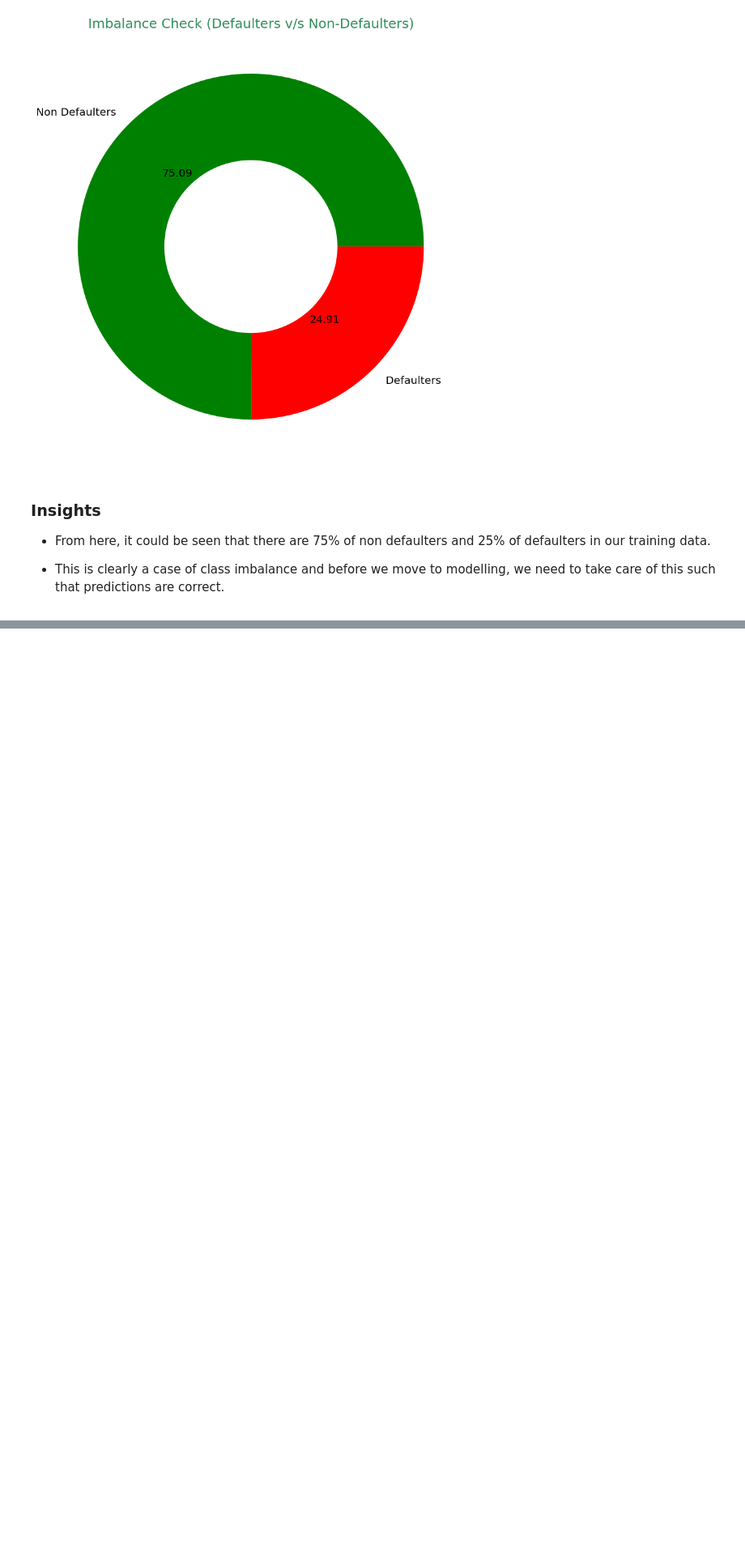
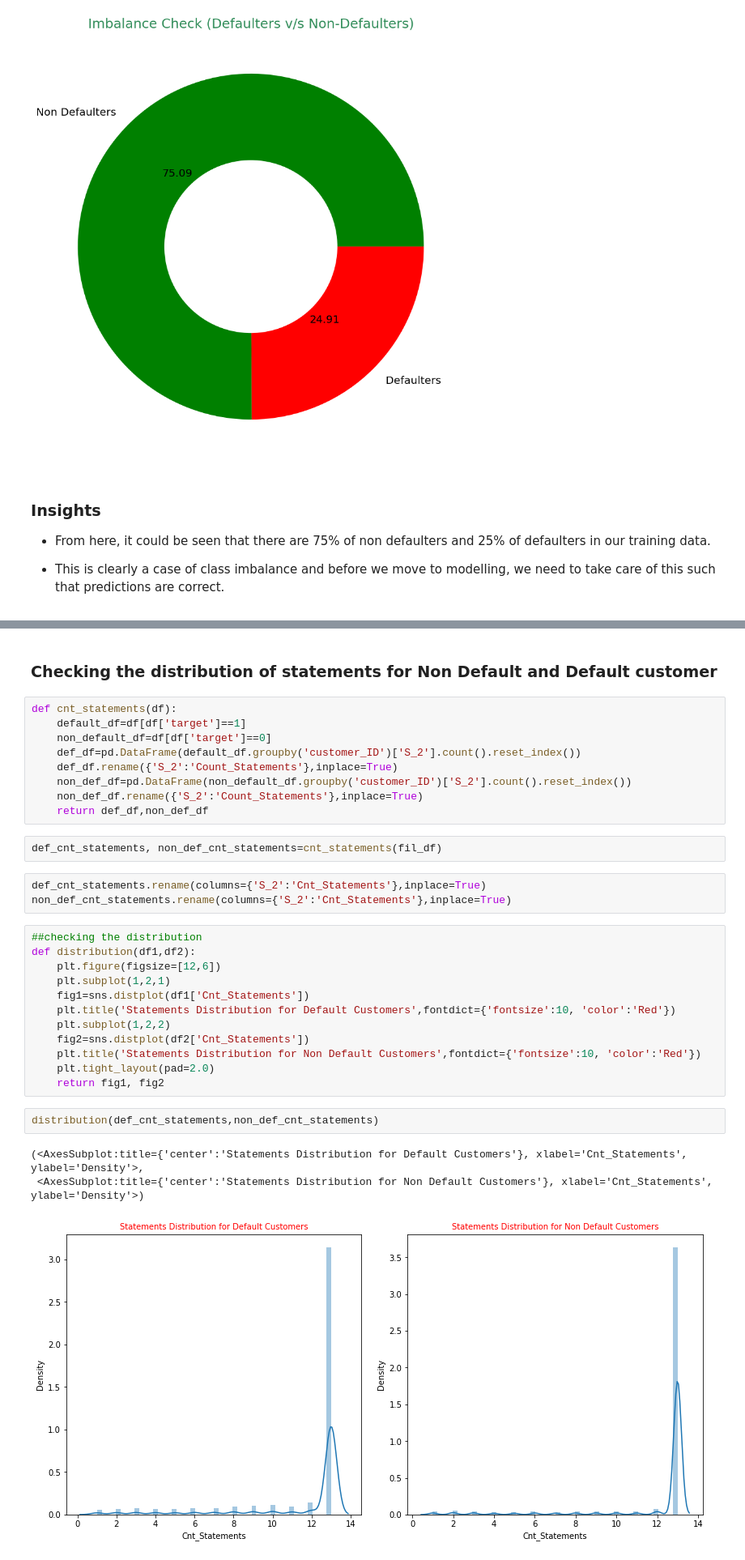
Before and after one commit to Arindam1711/AMEX-Default-_Prediction, a Jupyter notebook: AMEX-EDA.ipynb, the cells around one changed output, grey strips where cells are left out. Shown at 81% size. Cells and saved outputs as stored; diff of their text form; blank space fills up the shorter version.

```diff
--- a/AMEX-EDA.ipynb
+++ b/AMEX-EDA.ipynb
@@ -224,0 +305,34 @@ new_df_info
+# %% [markdown]
+### Checking the distribution of statements for  Non Default and Default customer
+# %%
+def cnt_statements(df):
+    default_df=df[df['target']==1]
+    non_default_df=df[df['target']==0]
+    def_df=pd.DataFrame(default_df.groupby('customer_ID')['S_2'].count().reset_index())
+    def_df.rename({'S_2':'Count_Statements'},inplace=True)
+    non_def_df=pd.DataFrame(non_default_df.groupby('customer_ID')['S_2'].count().reset_index())
+    non_def_df.rename({'S_2':'Count_Statements'},inplace=True)
+    return def_df,non_def_df
+# %%
+def_cnt_statements, non_def_cnt_statements=cnt_statements(fil_df)
+# %%
+def_cnt_statements.rename(columns={'S_2':'Cnt_Statements'},inplace=True)
+non_def_cnt_statements.rename(columns={'S_2':'Cnt_Statements'},inplace=True)
+# %%
+##checking the distribution
+def distribution(df1,df2):
+    plt.figure(figsize=[12,6])
+    plt.subplot(1,2,1)
+    fig1=sns.distplot(df1['Cnt_Statements'])
+    plt.title('Statements Distribution for Default Customers',fontdict={'fontsize':10, 'color':'Red'})
+    plt.subplot(1,2,2)
+    fig2=sns.distplot(df2['Cnt_Statements'])
+    plt.title('Statements Distribution for Non Default Customers',fontdict={'fontsize':10, 'color':'Red'})
+    plt.tight_layout(pad=2.0)
+    return fig1, fig2
+# %%
+distribution(def_cnt_statements,non_def_cnt_statements)
+# %% [output]
+(<AxesSubplot:title={'center':'Statements Distribution for Default Customers'}, xlabel='Cnt_Statements', ylabel='Density'>,
+ <AxesSubplot:title={'center':'Statements Distribution for Non Default Customers'}, xlabel='Cnt_Statements', ylabel='Density'>)
+[figure, added]
```
Also changed, not shown: parts of 36 cells of this notebook.
